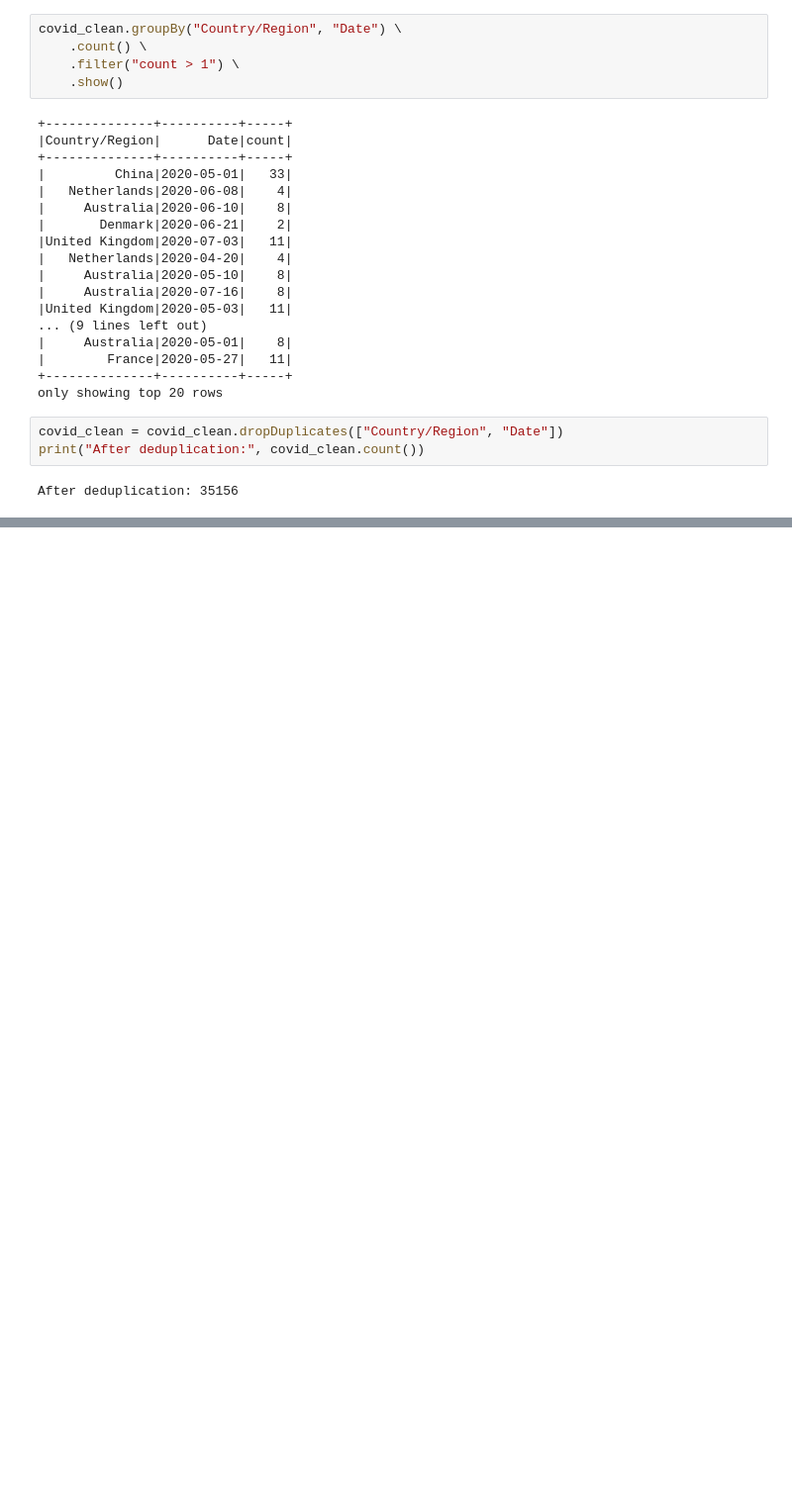
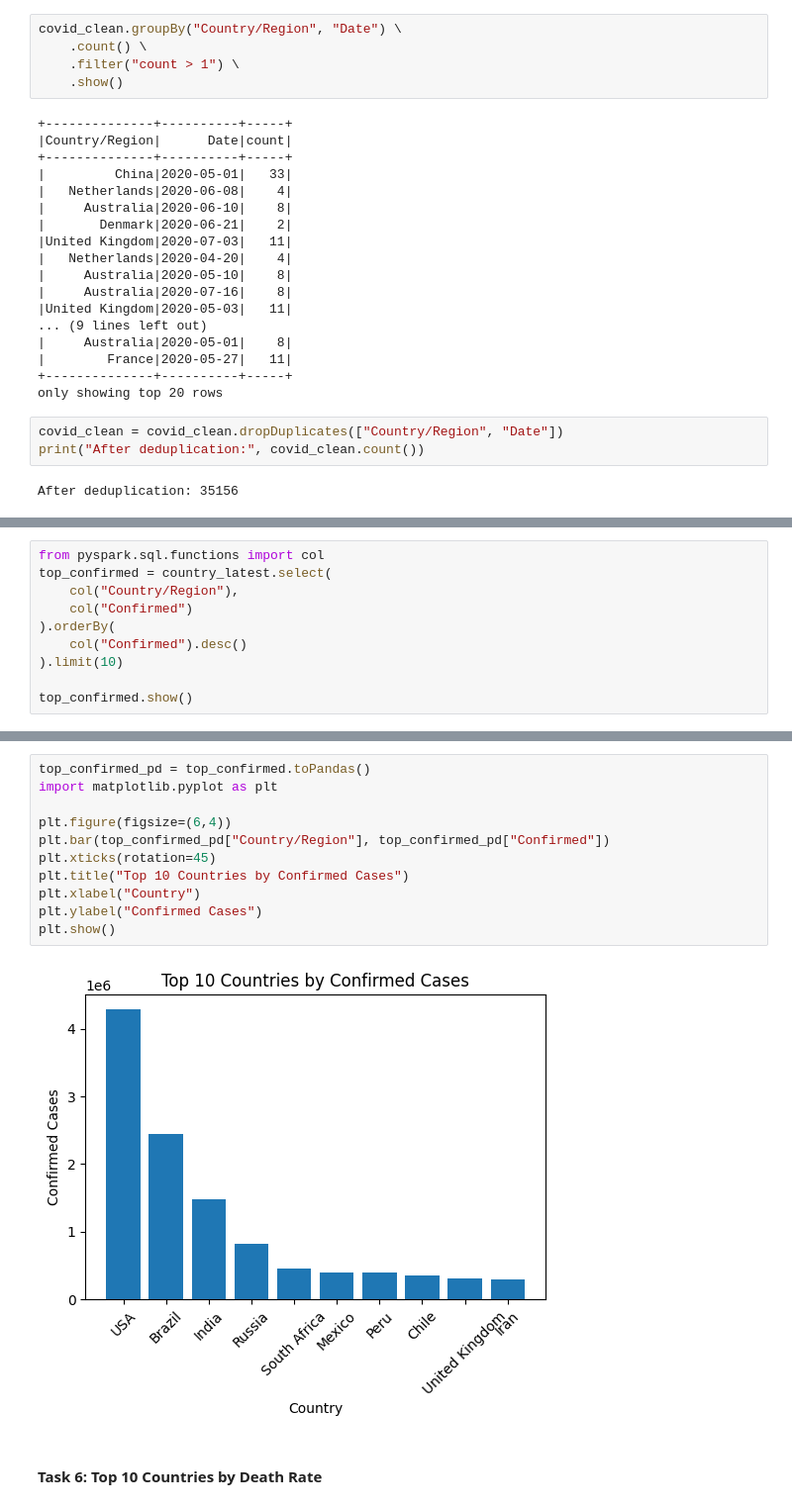
Before and after one commit to vivekdesai1215/Covid-19-Analysis-Pipeline-PySpark, a Jupyter notebook: covid19_analysis_pyspark.ipynb, the cells around one changed output, grey strips where cells are left out. Shown at 99% size. Cells and saved outputs as stored; diff of their text form; blank space fills up the shorter version.

Commit message:
Aggregation Tasks

```diff
--- a/covid19_analysis_pyspark.ipynb
+++ b/covid19_analysis_pyspark.ipynb
@@ -192,0 +198,10 @@ After deduplication: 35156
+# %%
+from pyspark.sql.functions import col
+top_confirmed = country_latest.select(
+    col("Country/Region"),
+    col("Confirmed")
+).orderBy(
+    col("Confirmed").desc()
+).limit(10)
+
+top_confirmed.show()
@@ -192,0 +223,15 @@ After deduplication: 35156
+# %%
+top_confirmed_pd = top_confirmed.toPandas()
+import matplotlib.pyplot as plt
+
+plt.figure(figsize=(6,4))
+plt.bar(top_confirmed_pd["Country/Region"], top_confirmed_pd["Confirmed"])
+plt.xticks(rotation=45)
+plt.title("Top 10 Countries by Confirmed Cases")
+plt.xlabel("Country")
+plt.ylabel("Confirmed Cases")
+plt.show()
+# %% [output]
+[figure, added]
+# %% [markdown]
+#### Task 6: Top 10 Countries by Death Rate
```
Also changed, not shown: parts of 21 cells of this notebook.
